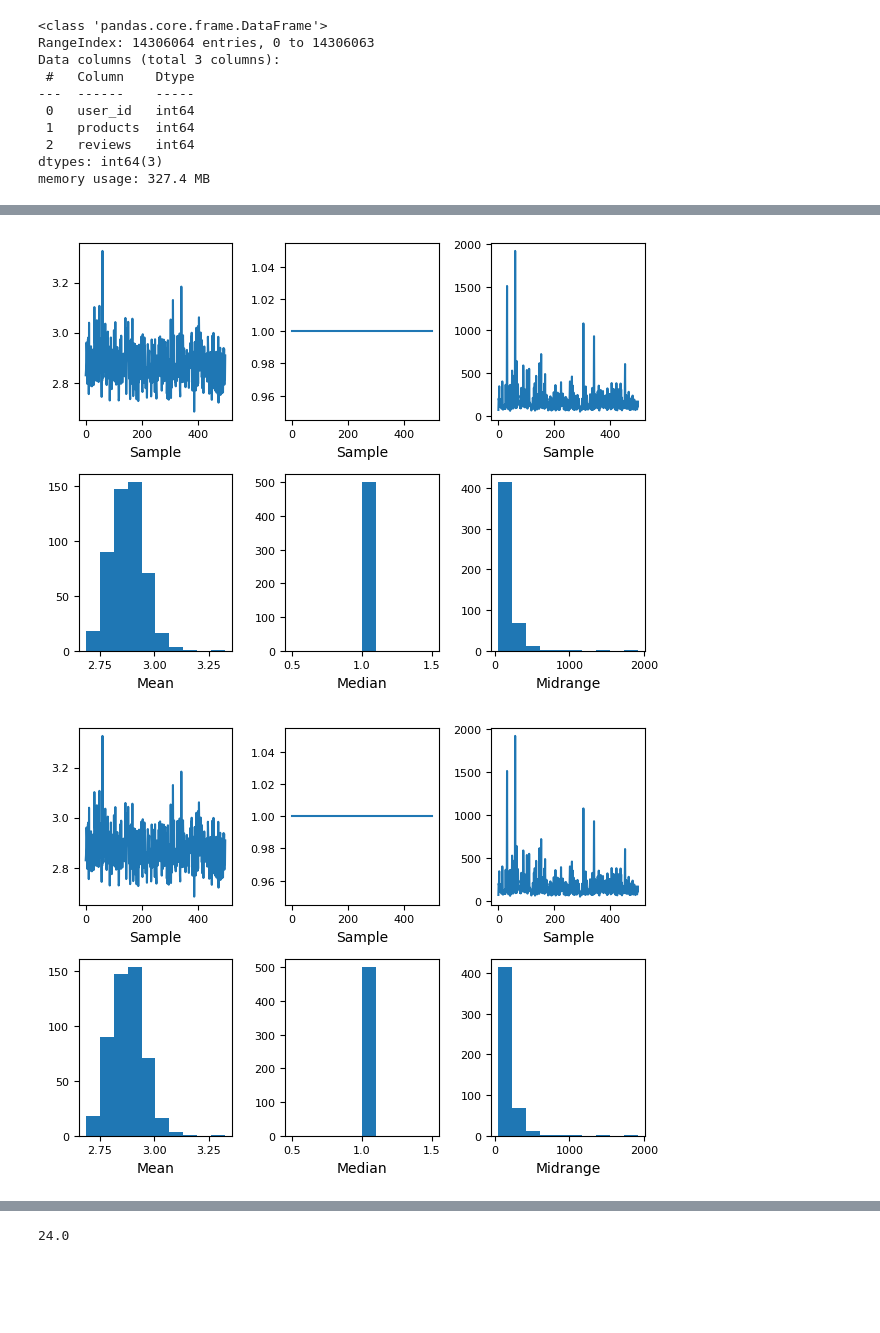
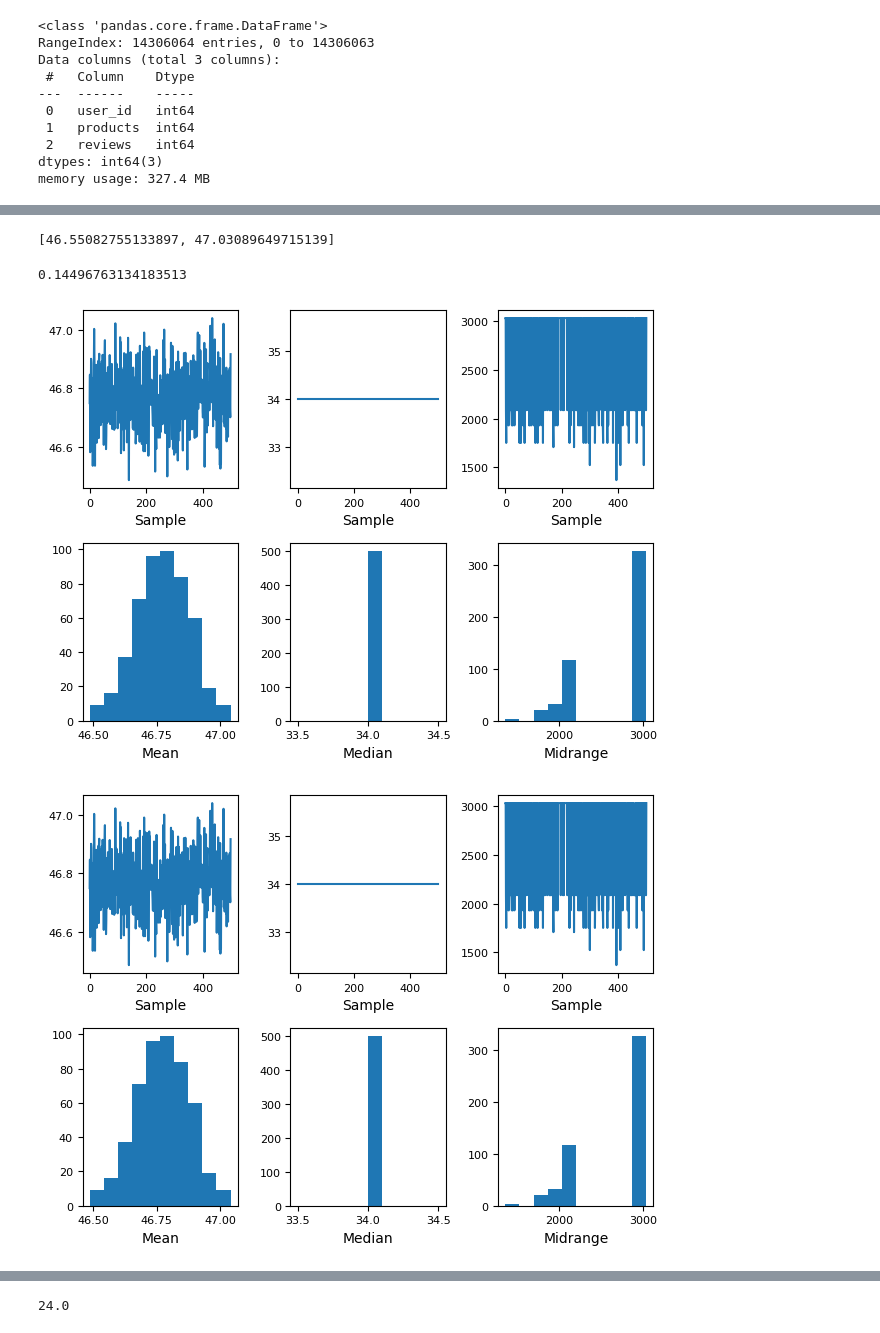
Before and after one commit to swatt45/Capstone, a Jupyter notebook: D502 EDA.ipynb, the cells around one changed output, grey strips where cells are left out. Drawn from its saved outputs; the diff is of its cells as text; code cells hidden in the pictures; blank space fills up the shorter version.

```diff
--- a/D502 EDA.ipynb
+++ b/D502 EDA.ipynb
@@ -32,11 +43,7 @@ import json
 # %%
+# load our users
 dfuser = pd.read_csv("users.csv")
-#dfslim = dfuser.drop('products')
-
-#min_reviews, std_reviews, max_reviews, mean_reviews = dfuser.reviews.min(), dfuser.reviews.std(), dfuser.reviews.max(), dfuser.reviews.mean()
-
-#dfuser['norm_reviews'] = (dfuser.reviews - min_reviews) / (max_reviews - min_reviews)
-#dfuser['std_reviews'] = (dfuser.reviews - mean_reviews) / (std_reviews)
+dfuser.set_index('user_id')
 dfuser.info()
 # %% [output]
 <class 'pandas.core.frame.DataFrame'>
@@ -69,0 +63,3 @@ dfslim.set_index('user_id')
+# %%
+df_high_reviews = dfuser[dfuser.reviews >= np.percentile(dfuser.reviews.values, 99)]
+create_box_and_hist(df_high_reviews, 'reviews')
@@ -70,5 +98,14 @@ dfslim.set_index('user_id')
+# %%
+[mean_stats.confidence_interval.low, mean_stats.confidence_interval.high]
+# %% [output]
+[46.55082755133897, 47.03089649715139]
+# %%
+mean_stats.standard_error
+# %% [output]
+0.14496763134183513
 # %%
-pd.plotting.bootstrap_plot(dfslim.reviews, size=10000)
+# plot users bootstrap
+pd.plotting.bootstrap_plot(df_high_reviews.drop('products', axis=1).reviews, size=100000)
 # %% [output]
-[figure, old version]
+[figure, new version]
-[figure, old version]
+[figure, new version]
```
Also changed, not shown: parts of 15 cells of this notebook.
